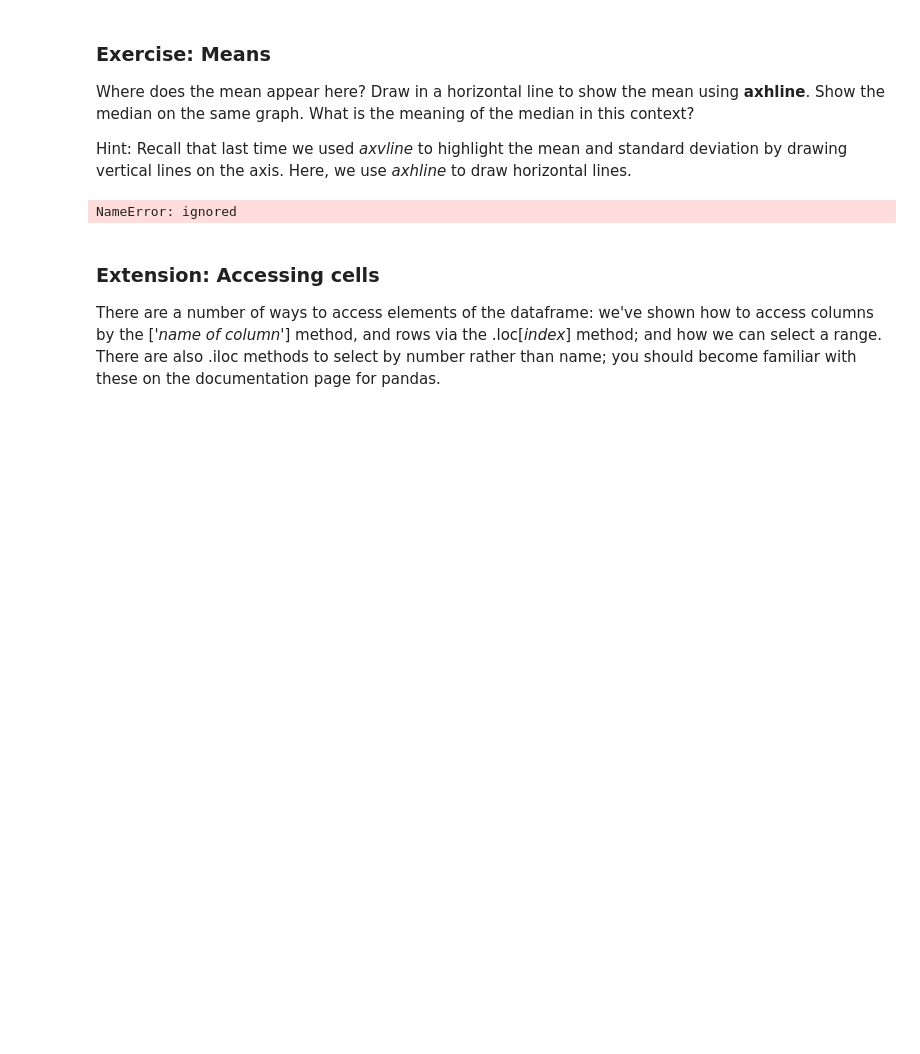
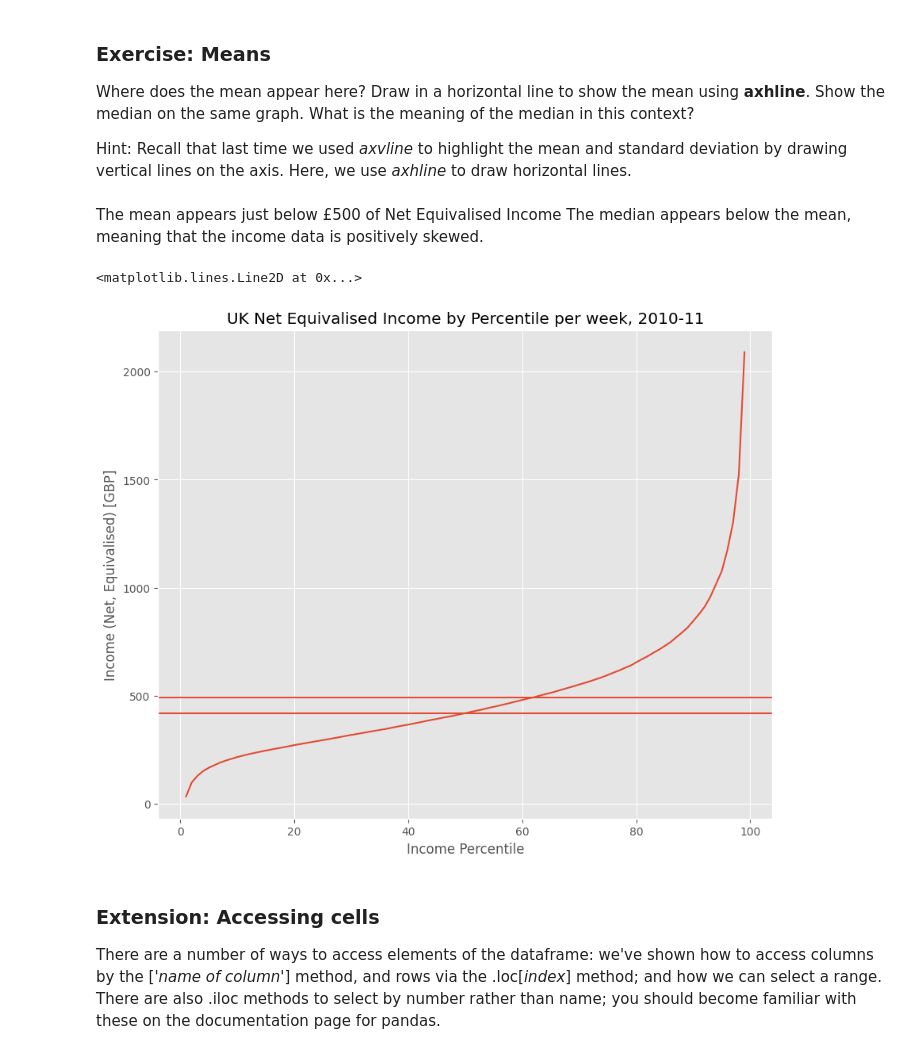
Before and after one commit to danakrasznai/QM2, a Jupyter notebook: notebooks/W02. Pandas.ipynb, the cells around one changed output. Cells and saved outputs as stored; diff of their text form; code cells hidden in the pictures; blank space fills up the shorter version.

```diff
--- a/notebooks/W02. Pandas.ipynb
+++ b/notebooks/W02. Pandas.ipynb
@@ -210,12 +232,20 @@ We see a curve that is pretty linear in the middle region, but curves rapidly up
 Where does the mean appear here? Draw in a horizontal line to show the mean using **axhline**. Show the median on the same graph. What is the meaning of the median in this context?
 
 Hint: Recall that last time we used *axvline* to highlight the mean and standard deviation by drawing vertical lines on the axis. Here, we use *axhline* to draw horizontal lines.
-# %%
-import matplotlib
-
-axhline['Net equivalised household income in 2010-11, week'].plot
-# %% [output]
-NameError: ignored
+# %% [markdown]
+The mean appears just below £500 of Net Equivalised Income
+The median appears below the mean, meaning that the income data is positively skewed.
+# %%
+income['Net equivalised household income in 2010-11, week'].plot()
+plt.title('UK Net Equivalised Income by Percentile per week, 2010-11')
+plt.xlabel('Income Percentile')
+plt.ylabel('Income (Net, Equivalised) [GBP]')
+
+plt.axhline(y = income['Net equivalised household income in 2010-11, week'].mean())
+plt.axhline(y = income['Net equivalised household income in 2010-11, week'].median())
+# %% [output]
+<matplotlib.lines.Line2D at 0x...>
+[figure, added]
 # %% [markdown]
 ### Extension: Accessing cells
 
```
Also changed, not shown: parts of 22 cells of this notebook.
